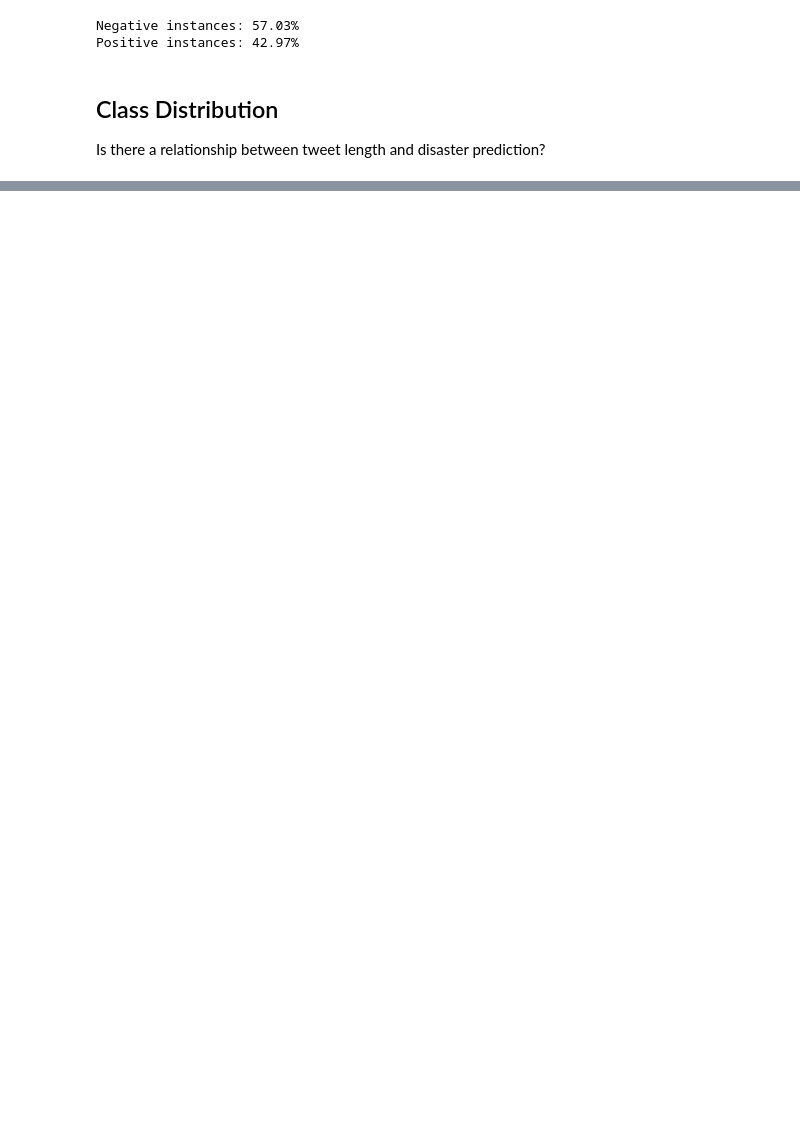
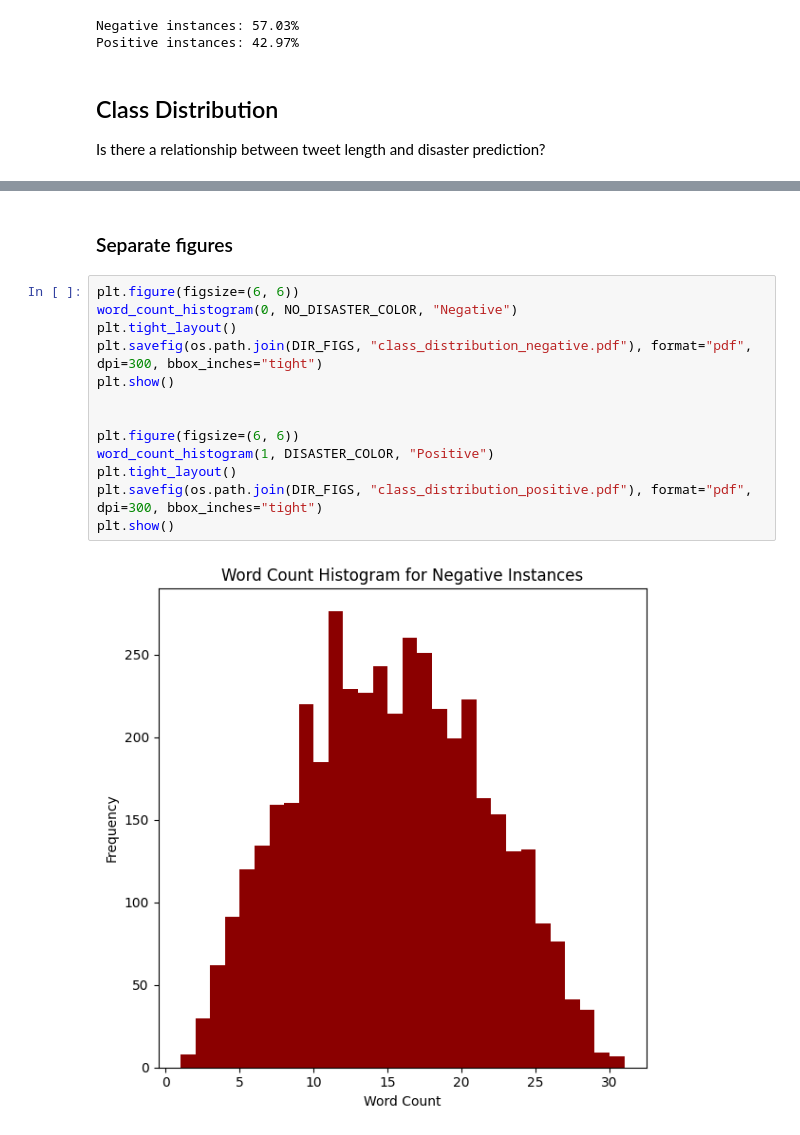
Before and after one commit to lkm-schulz/disastAIr, a Jupyter notebook: notebooks/visualization.ipynb, the cells around one changed output, grey strips where cells are left out. Drawn from its saved outputs; the diff is of its cells as text; blank space fills up the shorter version.

```diff
--- a/notebooks/visualization.ipynb
+++ b/notebooks/visualization.ipynb
@@ -69,0 +75,17 @@ plt.show()
+# %% [markdown]
+### Separate figures
+# %%
+plt.figure(figsize=(6, 6))
+word_count_histogram(0, NO_DISASTER_COLOR, "Negative")
+plt.tight_layout()
+plt.savefig(os.path.join(DIR_FIGS, "class_distribution_negative.pdf"), format="pdf", dpi=300, bbox_inches="tight")
+plt.show()
+
+
+plt.figure(figsize=(6, 6))
+word_count_histogram(1, DISASTER_COLOR, "Positive")
+plt.tight_layout()
+plt.savefig(os.path.join(DIR_FIGS, "class_distribution_positive.pdf"), format="pdf", dpi=300, bbox_inches="tight")
+plt.show()
+# %% [output]
+[figure, added]
```
Also changed, not shown: parts of 6 cells of this notebook, 4 other files.
